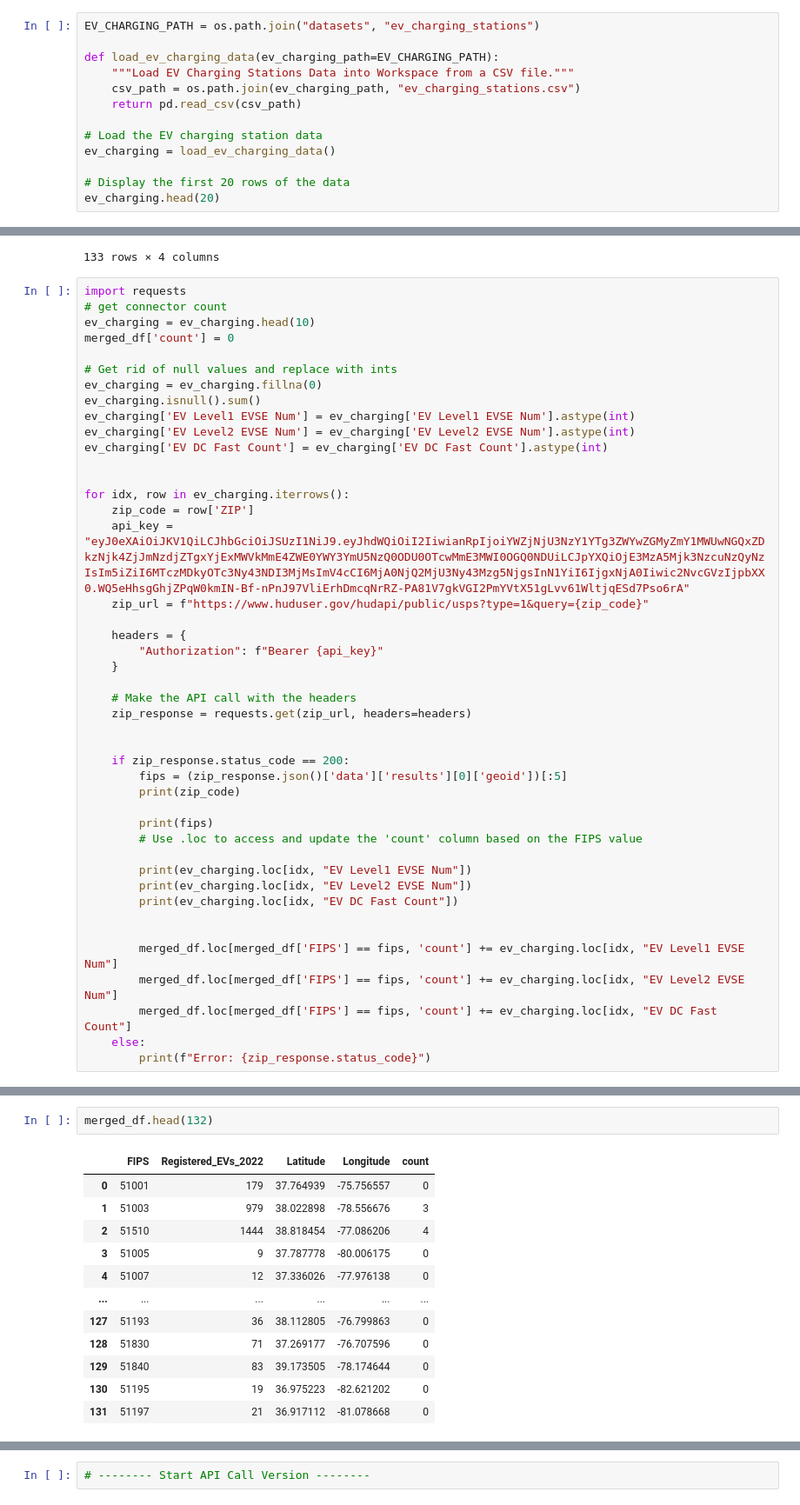
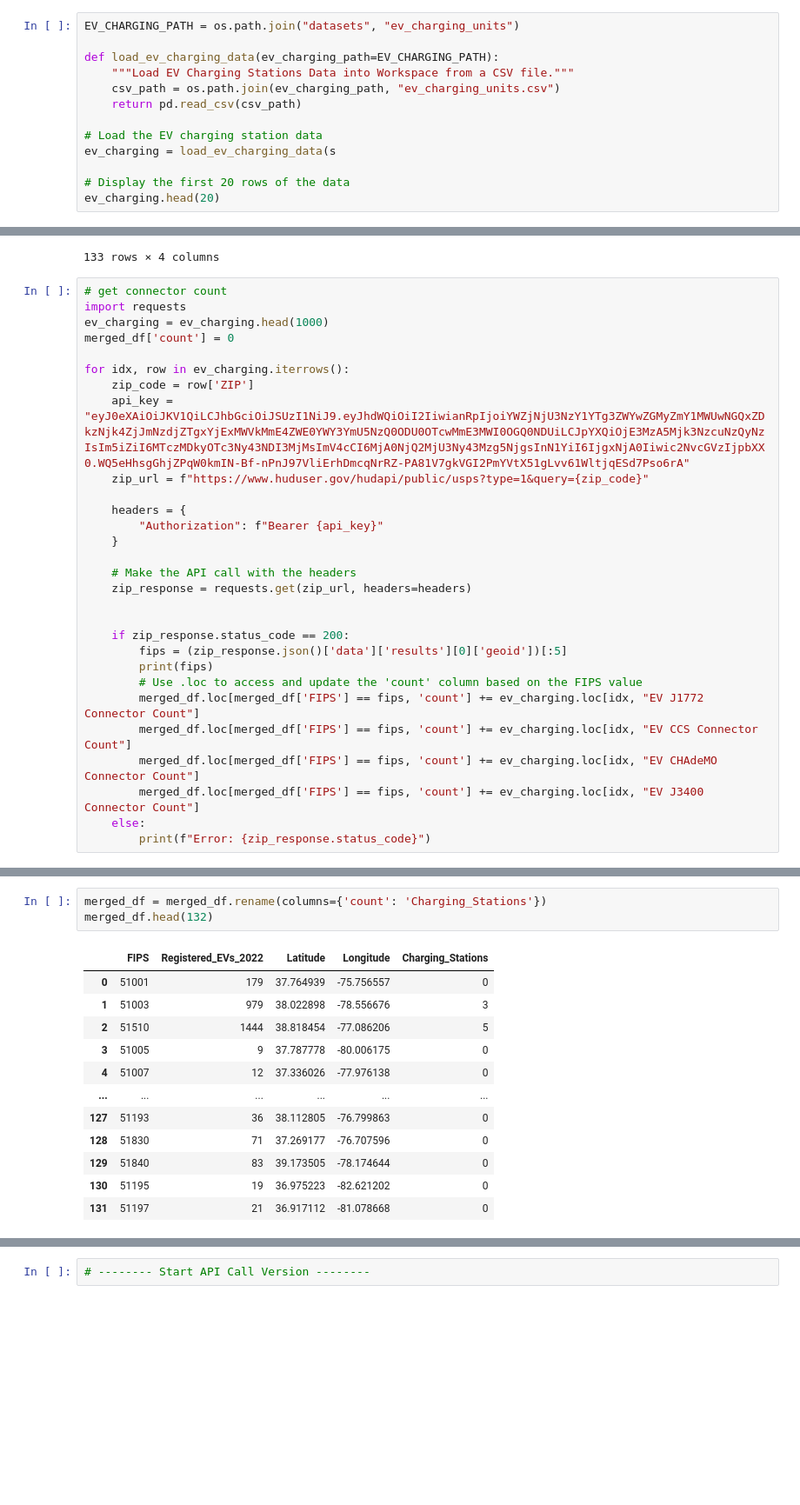
Before and after one commit to manoloc0/cs4774-final-project, a Jupyter notebook: CS4774_Final_Project.ipynb, the cells around one changed output, grey strips where cells are left out. Shown at 87% size. Drawn from its saved outputs; the diff is of its cells as text; blank space fills up the shorter version.

```diff
--- a/CS4774_Final_Project.ipynb
+++ b/CS4774_Final_Project.ipynb
@@ -66,14 +66,14 @@ EV Charging data downloaded and saved to: datasets/ev_charging_stations/ev_charg
 EV Registrations data downloaded and saved to: datasets/ev_registrations/Virginia_EV_Registrations.xlsx
 # %%
-EV_CHARGING_PATH = os.path.join("datasets", "ev_charging_stations")
+EV_CHARGING_PATH = os.path.join("datasets", "ev_charging_units")
 
 def load_ev_charging_data(ev_charging_path=EV_CHARGING_PATH):
     """Load EV Charging Stations Data into Workspace from a CSV file."""
-    csv_path = os.path.join(ev_charging_path, "ev_charging_stations.csv")
+    csv_path = os.path.join(ev_charging_path, "ev_charging_units.csv")
     return pd.read_csv(csv_path)
 
 # Load the EV charging station data
-ev_charging = load_ev_charging_data()
+ev_charging = load_ev_charging_data(s
 
 # Display the first 20 rows of the data
 ev_charging.head(20)
@@ -421,18 +416,10 @@ merged_df
 | 132 | 51199 | 276 | 37.238052 | -76.442535 |
 133 rows × 4 columns
 # %%
+# get connector count
 import requests
-# get connector count
-ev_charging = ev_charging.head(10)
+ev_charging = ev_charging.head(1000)
 merged_df['count'] = 0
-
-# Get rid of null values and replace with ints
-ev_charging = ev_charging.fillna(0)
-ev_charging.isnull().sum()
-ev_charging['EV Level1 EVSE Num'] = ev_charging['EV Level1 EVSE Num'].astype(int)
-ev_charging['EV Level2 EVSE Num'] = ev_charging['EV Level2 EVSE Num'].astype(int)
-ev_charging['EV DC Fast Count'] = ev_charging['EV DC Fast Count'].astype(int)
-
 
 for idx, row in ev_charging.iterrows():
     zip_code = row['ZIP']
@@ -449,19 +436,12 @@ for idx, row in ev_charging.iterrows():
 
     if zip_response.status_code == 200:
         fips = (zip_response.json()['data']['results'][0]['geoid'])[:5]
-        print(zip_code)
-
         print(fips)
         # Use .loc to access and update the 'count' column based on the FIPS value
-
-        print(ev_charging.loc[idx, "EV Level1 EVSE Num"])
-        print(ev_charging.loc[idx, "EV Level2 EVSE Num"])
-        print(ev_charging.loc[idx, "EV DC Fast Count"])
-
-
-        merged_df.loc[merged_df['FIPS'] == fips, 'count'] += ev_charging.loc[idx, "EV Level1 EVSE Num"]
-        merged_df.loc[merged_df['FIPS'] == fips, 'count'] += ev_charging.loc[idx, "EV Level2 EVSE Num"]
-        merged_df.loc[merged_df['FIPS'] == fips, 'count'] += ev_charging.loc[idx, "EV DC Fast Count"]
+        merged_df.loc[merged_df['FIPS'] == fips, 'count'] += ev_charging.loc[idx, "EV J1772 Connector Count"]
+        merged_df.loc[merged_df['FIPS'] == fips, 'count'] += ev_charging.loc[idx, "EV CCS Connector Count"]
+        merged_df.loc[merged_df['FIPS'] == fips, 'count'] += ev_charging.loc[idx, "EV CHAdeMO Connector Count"]
+        merged_df.loc[merged_df['FIPS'] == fips, 'count'] += ev_charging.loc[idx, "EV J3400 Connector Count"]
     else:
         print(f"Error: {zip_response.status_code}")
 # %% [output]
@@ -485,10 +465,11 @@ for idx, row in ev_charging.iterrows():
 # %%
+merged_df = merged_df.rename(columns={'count': 'Charging_Stations'})
 merged_df.head(132)
 # %% [output]
-|  | FIPS | Registered_EVs_2022 | Latitude | Longitude | count |
+|  | FIPS | Registered_EVs_2022 | Latitude | Longitude | Charging_Stations |
 | 0 | 51001 | 179 | 37.764939 | -75.756557 | 0 |
 | 1 | 51003 | 979 | 38.022898 | -78.556676 | 3 |
-| 2 | 51510 | 1444 | 38.818454 | -77.086206 | 4 |
+| 2 | 51510 | 1444 | 38.818454 | -77.086206 | 5 |
 | 3 | 51005 | 9 | 37.787778 | -80.006175 | 0 |
 | 4 | 51007 | 12 | 37.336026 | -77.976138 | 0 |
 | ... | ... | ... | ... | ... | ... |
```
Also changed, not shown: parts of 10 cells of this notebook.
